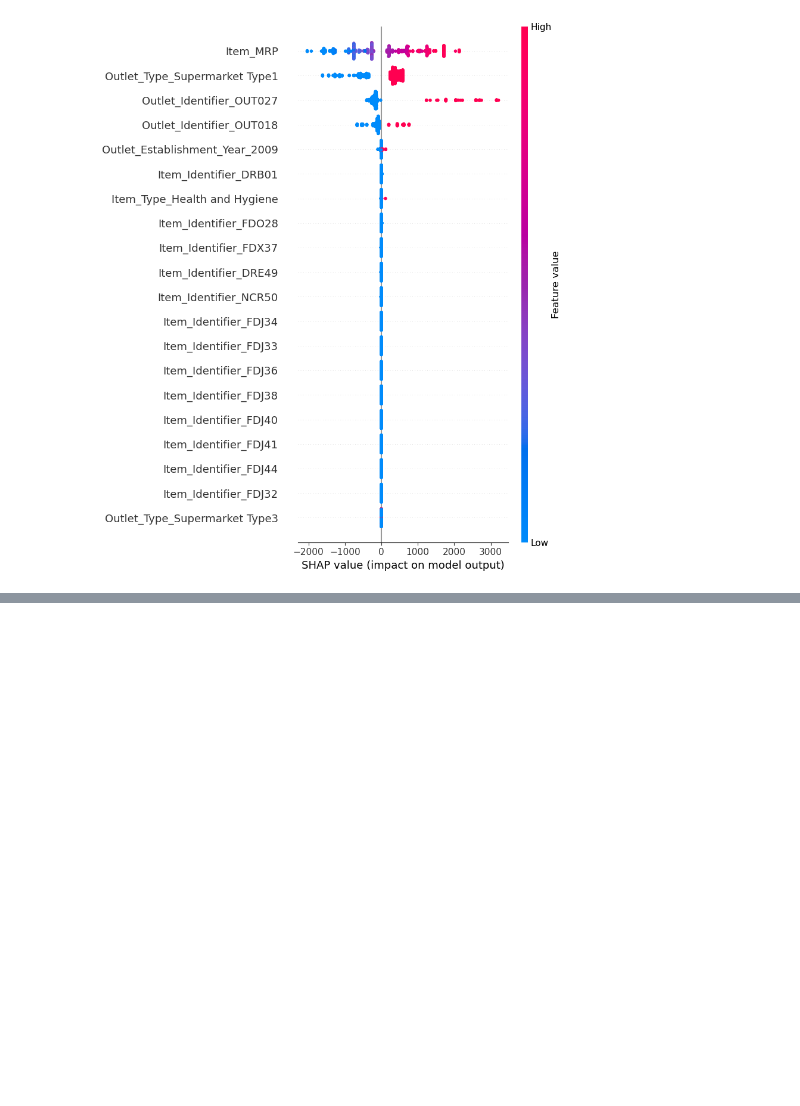
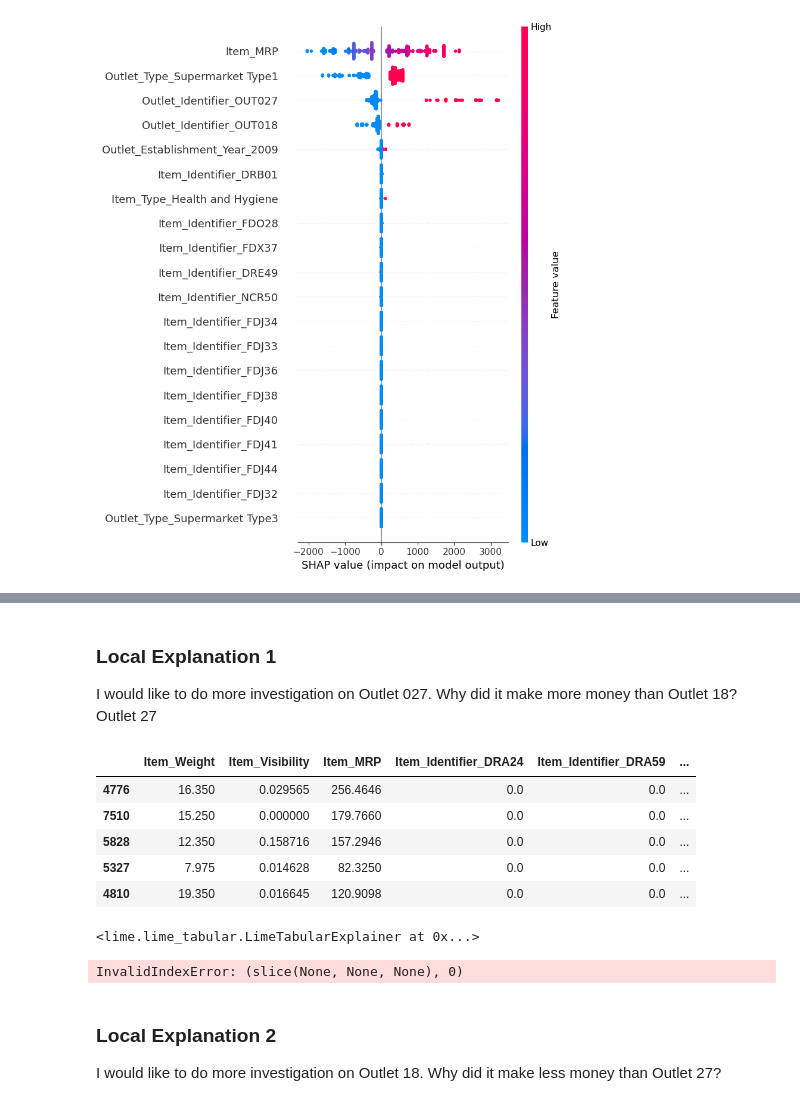
Before and after one commit to JosephPLim/food_sales_predictions, a Jupyter notebook: Explaining Models with Shap.ipynb, the cells around one changed output, grey strips where cells are left out. Drawn from its saved outputs; the diff is of its cells as text; code cells hidden in the pictures; blank space fills up the shorter version.

```diff
--- a/Explaining Models with Shap.ipynb
+++ b/Explaining Models with Shap.ipynb
@@ -98,0 +149,14 @@ THe 3 most important features and how they impact the model's predictions are as
+# %% [markdown]
+### Local Explanation 1
+
+I would like to do more investigation on Outlet 027. Why did it make more money than Outlet 18?
+Outlet 27
+# %%
+X_train.head()
+# %% [output]
+|  | Item_Weight | Item_Visibility | Item_MRP | Item_Identifier_DRA24 | Item_Identifier_DRA59 | ... |
+| 4776 | 16.350 | 0.029565 | 256.4646 | 0.0 | 0.0 | ... |
+| 7510 | 15.250 | 0.000000 | 179.7660 | 0.0 | 0.0 | ... |
+| 5828 | 12.350 | 0.158716 | 157.2946 | 0.0 | 0.0 | ... |
+| 5327 | 7.975 | 0.014628 | 82.3250 | 0.0 | 0.0 | ... |
+| 4810 | 19.350 | 0.016645 | 120.9098 | 0.0 | 0.0 | ... |
@@ -98,0 +169,15 @@ THe 3 most important features and how they impact the model's predictions are as
+# %%
+lime_explainer =LimeTabularExplainer(training_data=outlet27_X.values, feature_names=outlet27_X.columns, mode='regression')
+lime_explainer
+# %% [output]
+<lime.lime_tabular.LimeTabularExplainer at 0x...>
+# %%
+exp = lime_explainer.explain_instance(X_shap,
+                               DecisionTree.predict)
+exp.show_in_notebook()
+# %% [output]
+InvalidIndexError: (slice(None, None, None), 0)
+# %% [markdown]
+### Local Explanation 2
+
+I would like to do more investigation on Outlet 18. Why did it make less money than Outlet 27?
```
Also changed, not shown: parts of 11 cells of this notebook, 2 other files.
